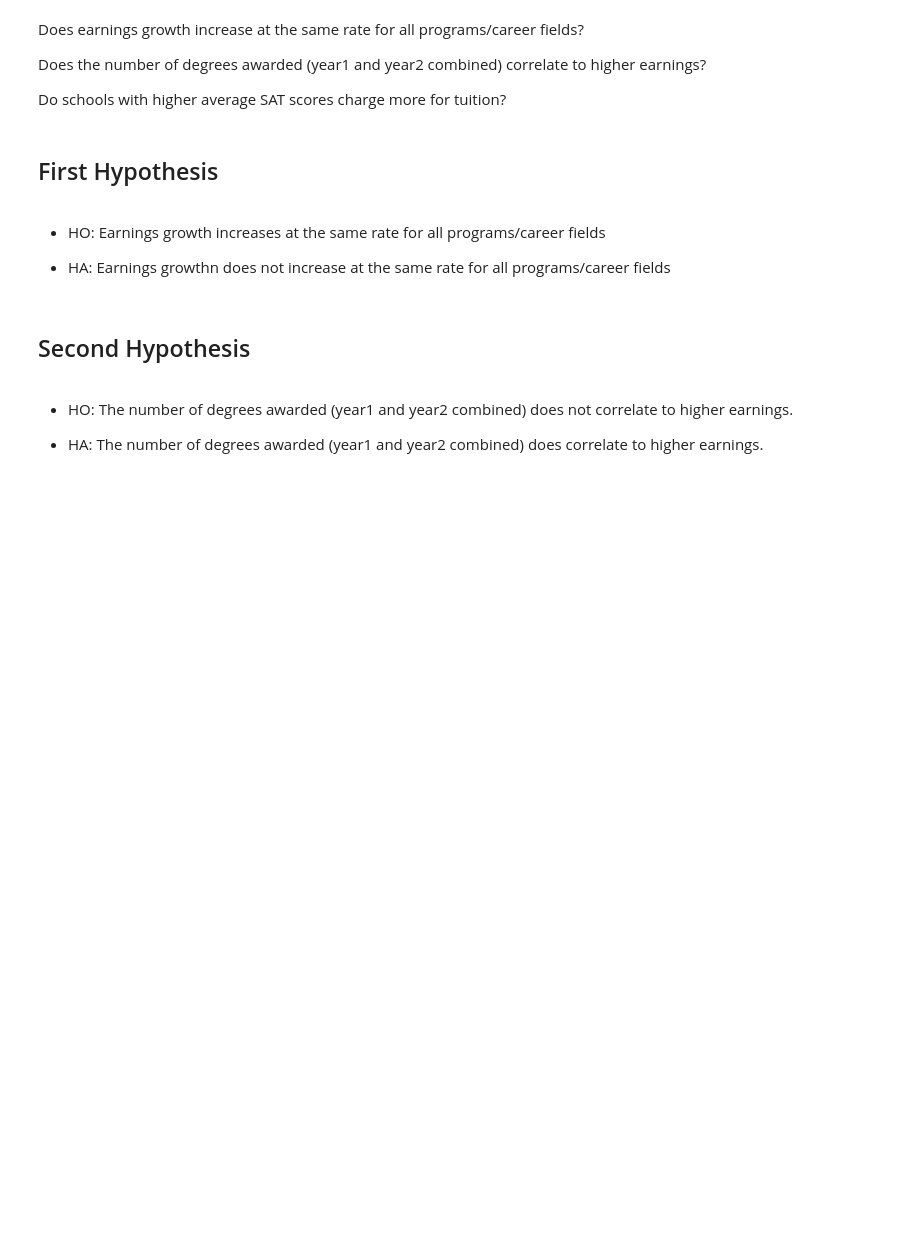
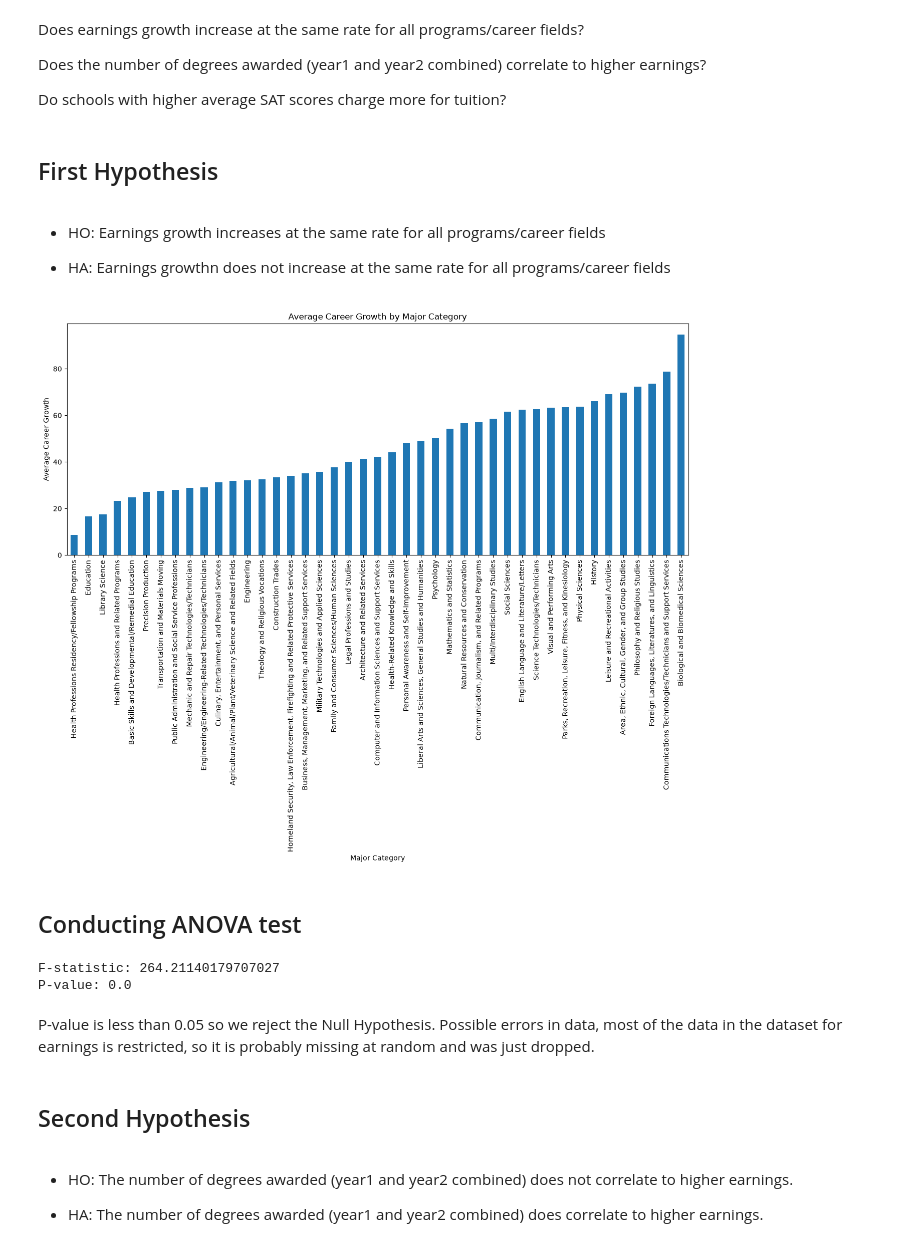
Before and after one commit to brimullinix/CMSC320_project, a Jupyter notebook: Checkpoint_2.ipynb, the cells around one changed output. Cells and saved outputs as stored; diff of their text form; code cells hidden in the pictures; blank space fills up the shorter version.

```diff
--- a/Checkpoint_2.ipynb
+++ b/Checkpoint_2.ipynb
@@ -5,8 +5,10 @@
 ### **(a)**
 # %%
 import pandas as pd
+import matplotlib.pyplot as plt
+import scipy.stats as stats
 
-filename = "college_major_career_outcomes_2026.csv"
+filename = "college_major_career_outcomes_2026.csv.gz"
 
 df = pd.read_csv(filename)
 
@@ -99,6 +101,40 @@ Do schools with higher average SAT scores charge more for tuition?
 - HO: Earnings growth increases at the same rate for all programs/career fields
 
 - HA: Earnings growthn does not increase at the same rate for all programs/career fields
+# %%
+df.dropna(subset=["earnings_growth_pct_1yr_to_5yr"]).groupby("cip_family_title")["earnings_growth_pct_1yr_to_5yr"].mean().sort_values().plot(kind="bar", figsize=(16, 6))
+
+plt.xlabel("Major Category")
+plt.ylabel("Average Career Growth")
+plt.title("Average Career Growth by Major Category")
+plt.xticks(rotation=90)
+plt.tight_layout()
+plt.show()
+# %% [output]
+[figure, added]
+# %% [markdown]
+## Conducting ANOVA test
+# %%
+programs = df.dropna(subset="earnings_growth_pct_1yr_to_5yr").groupby("cip_family_title")["earnings_growth_pct_1yr_to_5yr"]
+
+groups = []
+for name,group in programs:
+  # if len(group) >=2 :
+    groups.append(group)
+
+
+
+f, p = stats.f_oneway(*groups)
+
+
+print("F-statistic:", f)
+print("P-value:", p)
+# %% [output]
+F-statistic: 264.21140179707027
+P-value: 0.0
+# %% [markdown]
+P-value is less than 0.05 so we reject the Null Hypothesis.
+Possible errors in data, most of the data in the dataset for earnings is restricted, so it is probably missing at random and was just dropped.
 # %% [markdown]
 ## Second Hypothesis
 # %% [markdown]
```
Also changed, not shown: parts of 6 cells of this notebook.
